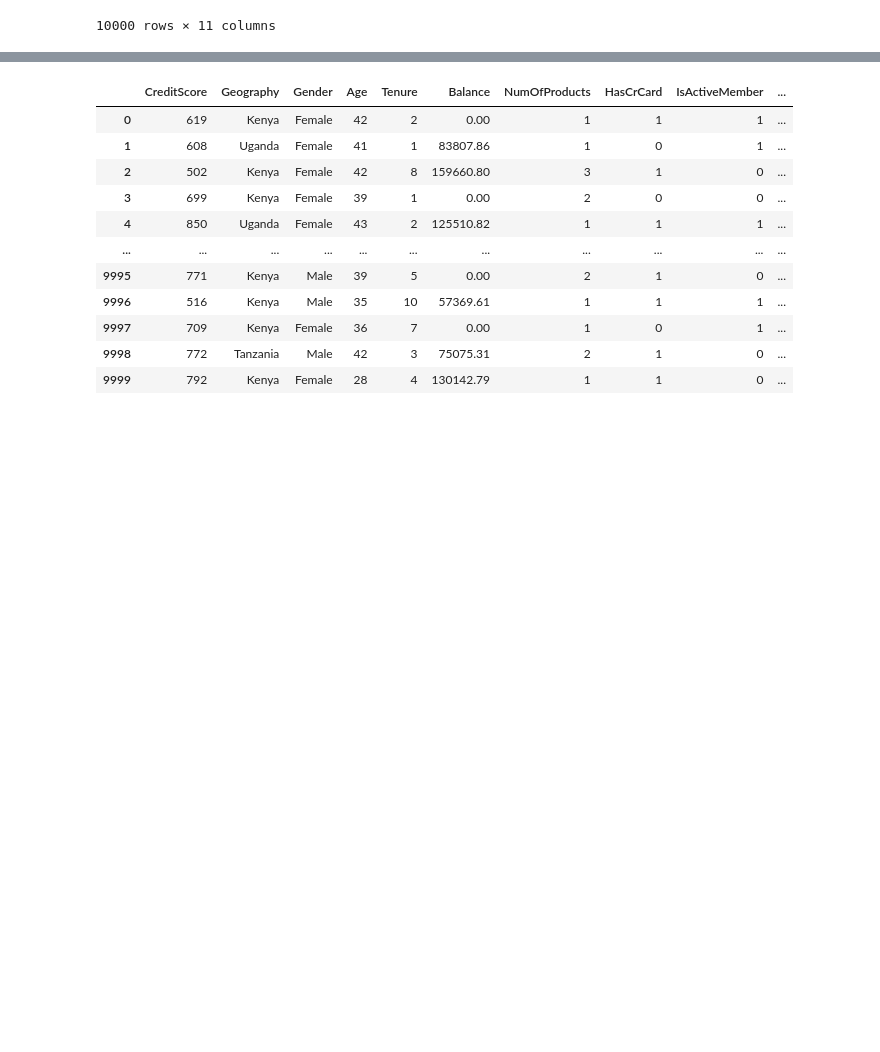
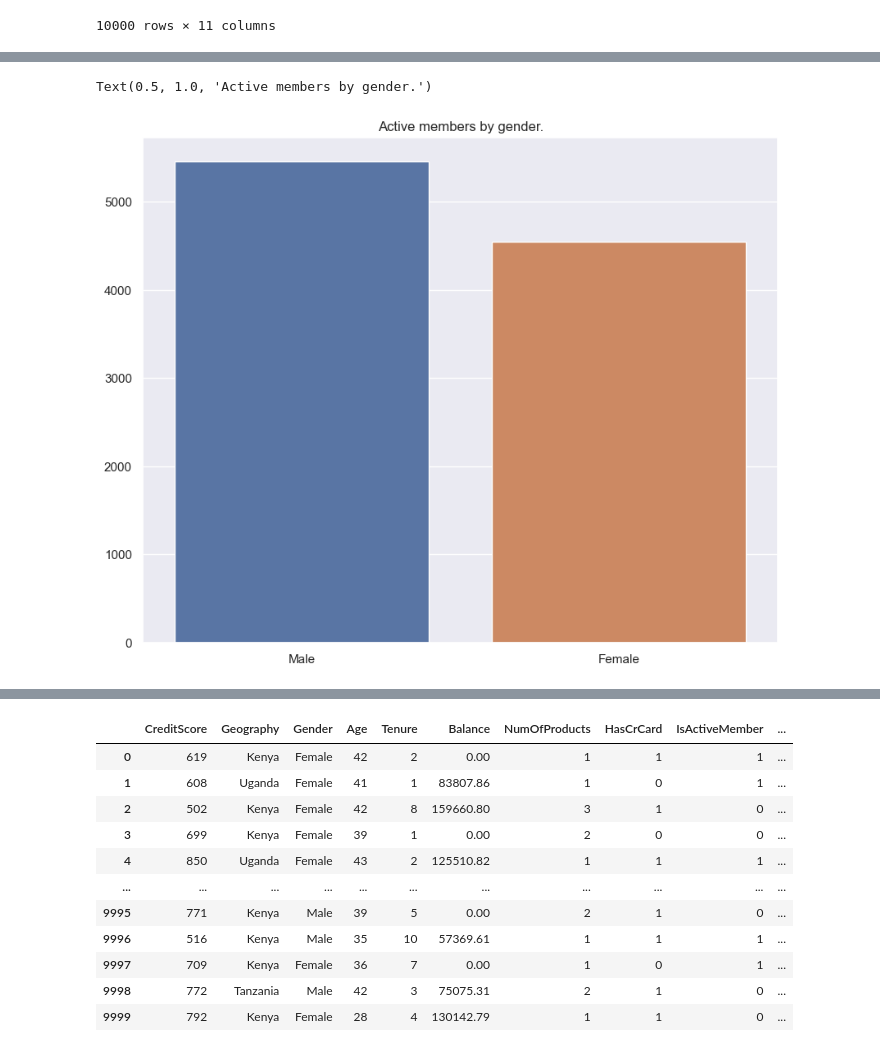
Before and after one commit to Kamuthuj/Bank-churn-model, a Jupyter notebook: churn.ipynb, the cells around one changed output, grey strips where cells are left out. Cells and saved outputs as stored; diff of their text form; code cells hidden in the pictures; blank space fills up the shorter version.

```diff
--- a/churn.ipynb
+++ b/churn.ipynb
@@ -100,3 +93,10 @@ fig.show()
+# %%
+fig, ax = plt.subplots(figsize=(10,8))
+sns.barplot(x=gender_dist.index, y=gender_dist.values, ax=ax)
+ax.set_title("Active members by gender.")
+# %% [output]
+Text(0.5, 1.0, 'Active members by gender.')
+[figure, added]
 # %%
 geo_active=data["Geography"].value_counts()
 geo_active
```
Also changed, not shown: parts of 33 cells of this notebook.
